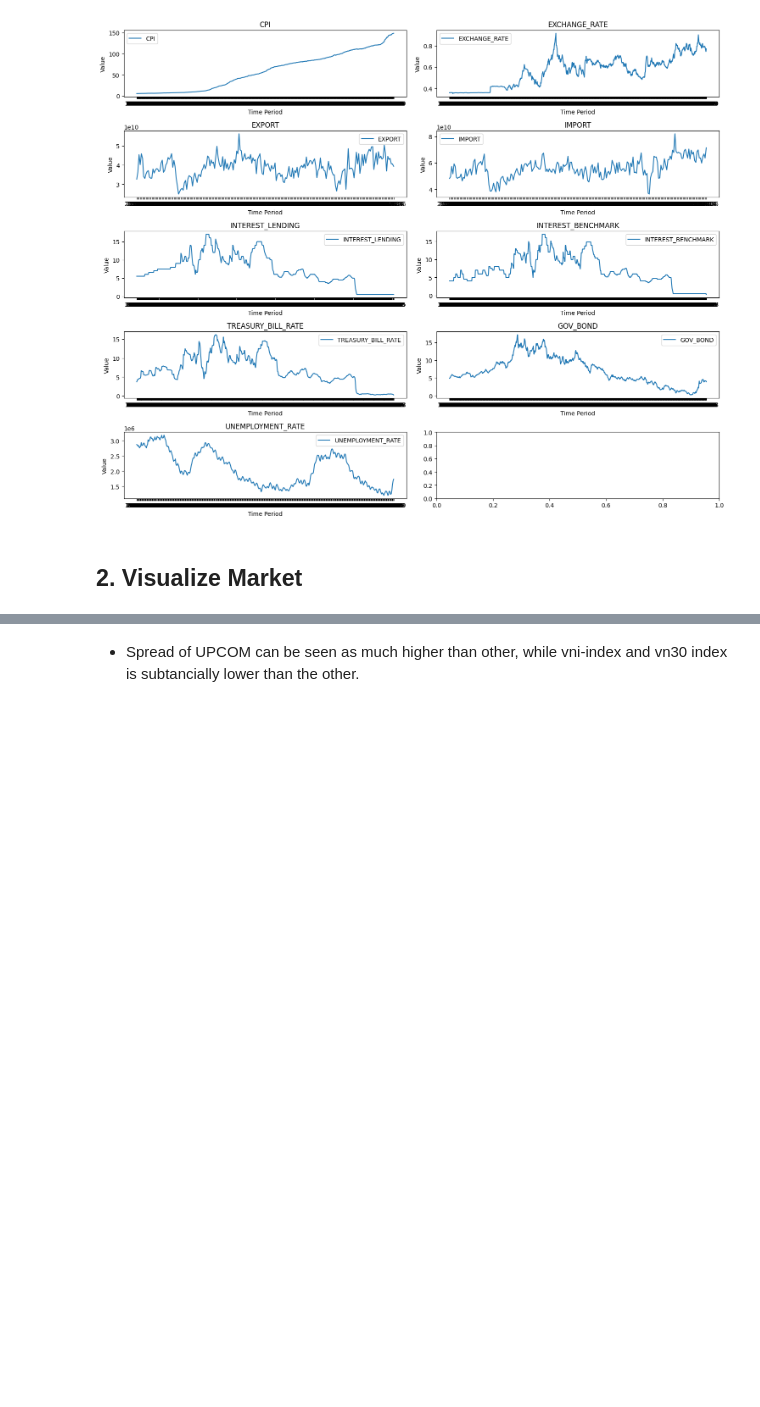
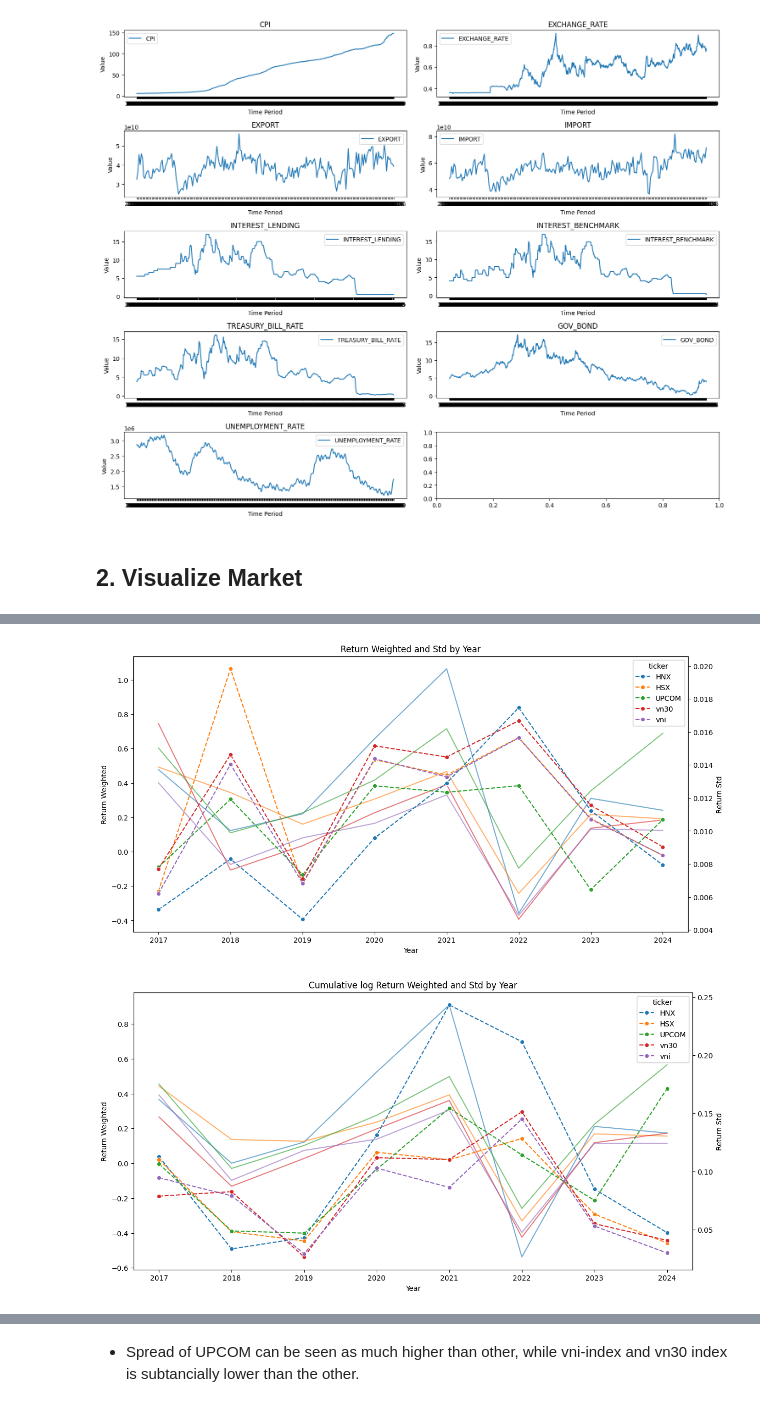
Before and after one commit to nguyentanquocbao/stock, a Jupyter notebook: 1. Macro visualize.ipynb, the cells around one changed output, grey strips where cells are left out. Drawn from its saved outputs; the diff is of its cells as text; code cells hidden in the pictures; blank space fills up the shorter version.

```diff
--- a/1. Macro visualize.ipynb
+++ b/1. Macro visualize.ipynb
@@ -59,0 +61,5 @@ Market_visual = visualize.MarketVisualize(market_data, risk_free_rate=0.05)
+# %%
+Market_visual.plot_risk_and_returns(min_year=2016)
+# %% [output]
+[figure, added]
+[figure, added]
```
Also changed, not shown: parts of 12 cells of this notebook, 13 other files.
